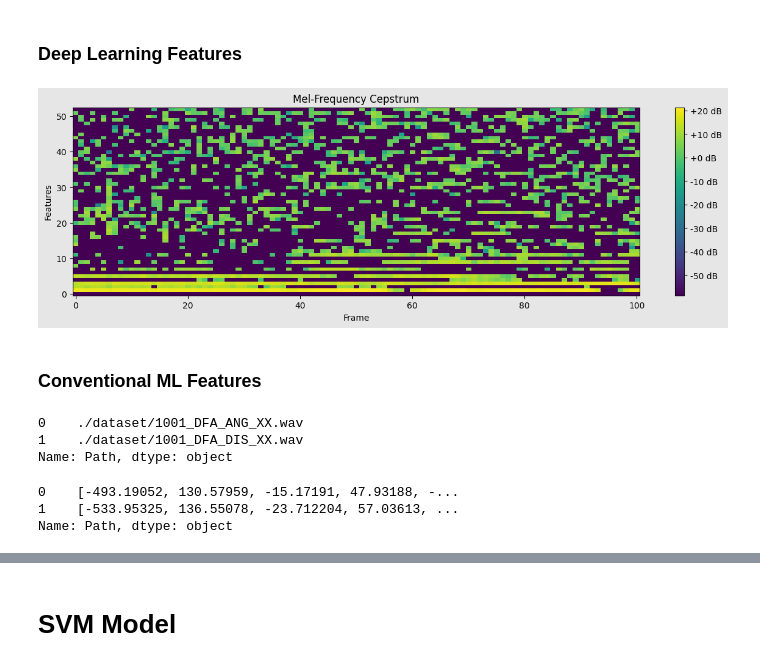
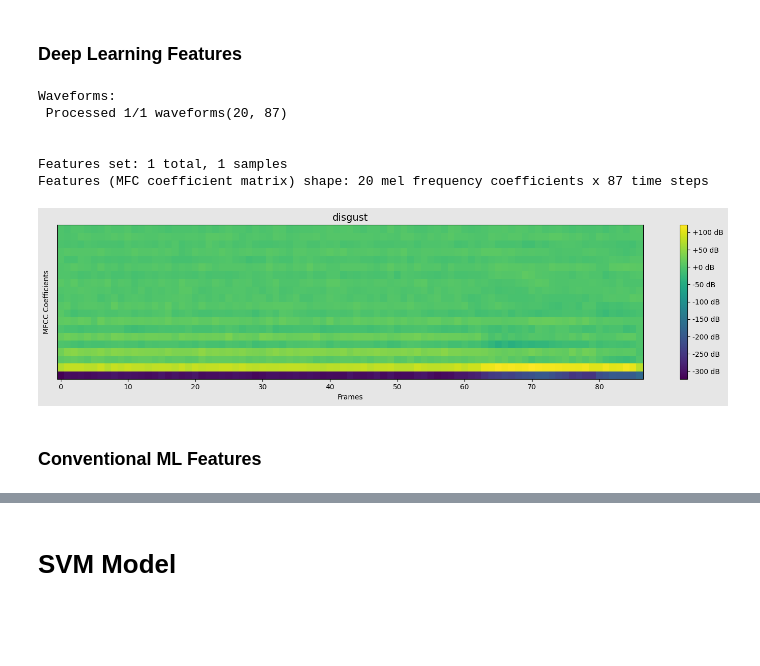
Before and after one commit to satria-ui/TugasAkhir2023, a Jupyter notebook: script/main.ipynb, the cells around one changed output, grey strips where cells are left out. Cells and saved outputs as stored; diff of their text form; code cells hidden in the pictures; blank space fills up the shorter version.

Commit message:
feat: refactor til feature extraction

```diff
--- a/script/main.ipynb
+++ b/script/main.ipynb
@@ -158,28 +221,20 @@ AudioMetaData(sample_rate=16000, num_frames=29896, num_channels=1, bits_per_samp
 # %% [markdown]
 ### Deep Learning Features
 # %%
-from Code.utils import CremaD, audio_extraction
+from Code.utils import CremaD
+SAMPLE_RATE = 22050
+NUM_SAMPLE = 22050
+DURATION = 3
+CMD = CremaD(path="./dataset/test/1066_IOM_DIS_XX.wav", sample_rate=SAMPLE_RATE, duration=DURATION, num_samples=NUM_SAMPLE)
 
-SAMPLE_RATE = 22050
-
-NUM_SAMPLE = 22050
-CMD = CremaD(path="./dataset/", sample_rate=SAMPLE_RATE, num_samples=NUM_SAMPLE)
-
-idx = 5
-CMD.plot_mfcc(idx)
+CMD.plot_mfcc()
 # %% [output]
+Waveforms:
+ Processed 1/1 waveforms(20, 87)
+
+
+Features set: 1 total, 1 samples
+Features (MFC coefficient matrix) shape: 20 mel frequency coefficients x 87 time steps
-[figure, old version]
+[figure, new version]
 # %% [markdown]
 ### Conventional ML Features
-# %%
-file = dataset["Path"][:2]
-print(file)
-X_mfcc = file.apply(lambda x: audio_extraction.mfcc_formula(x))
-X_mfcc
-# %% [output]
-0    ./dataset/1001_DFA_ANG_XX.wav
-1    ./dataset/1001_DFA_DIS_XX.wav
-Name: Path, dtype: object
-0    [-493.19052, 130.57959, -15.17191, 47.93188, -...
-1    [-533.95325, 136.55078, -23.712204, 57.03613, ...
-Name: Path, dtype: object
```
Also changed, not shown: parts of 11 cells of this notebook, 2 other files.
